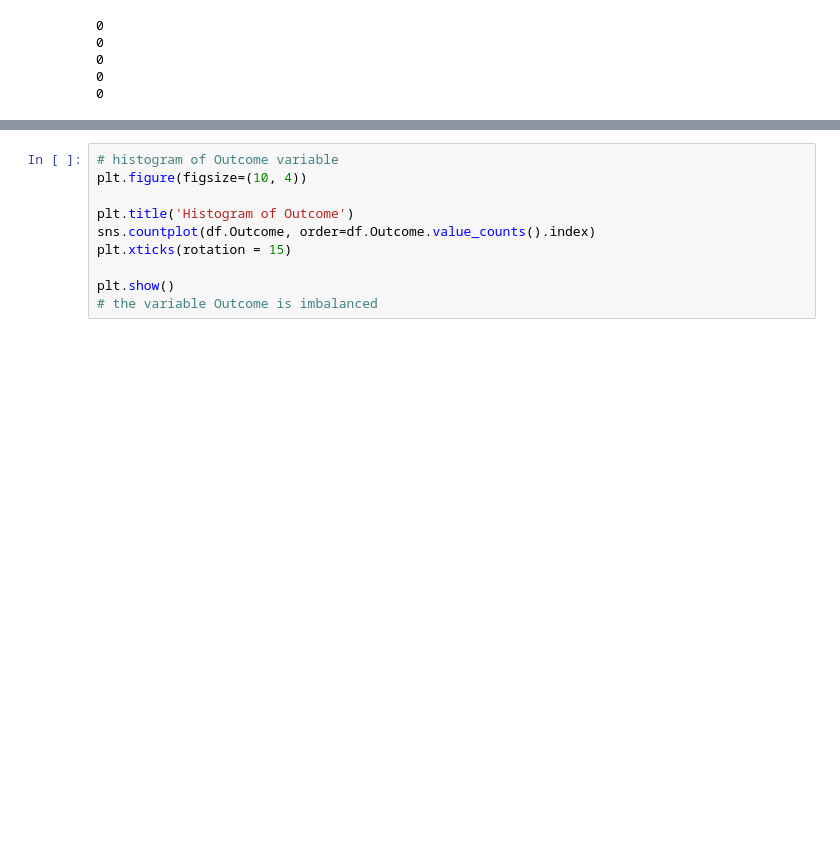
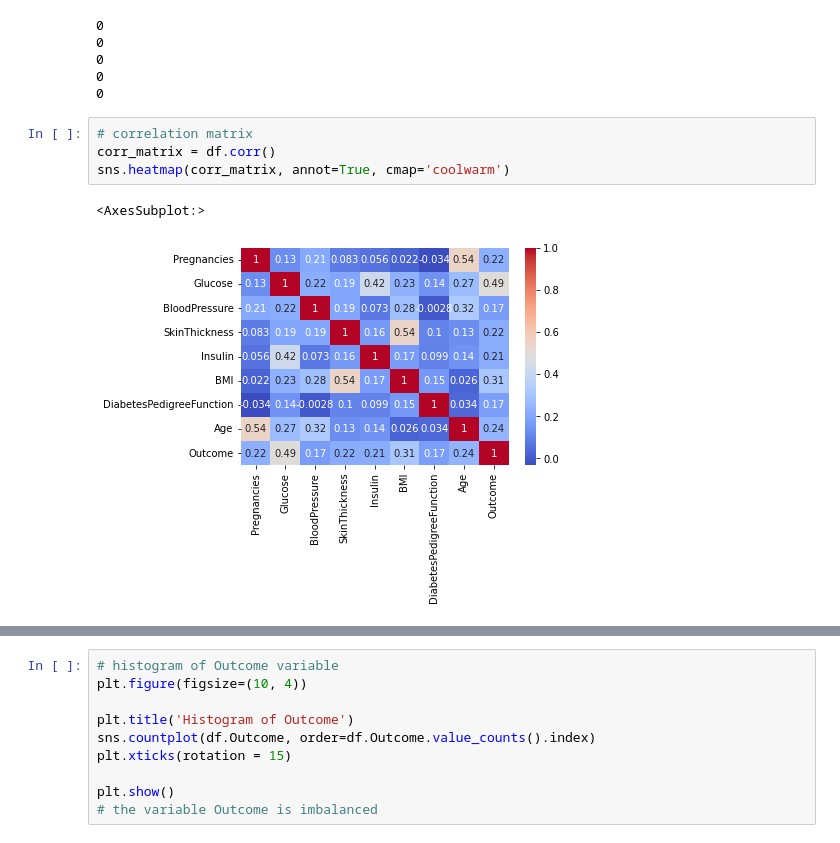
Before and after one commit to JeremCab/MethodesOptimisationBUT, a Jupyter notebook: TP/0_IntroSKL_CORR.ipynb, the cells around one changed output, grey strips where cells are left out. Drawn from its saved outputs; the diff is of its cells as text; blank space fills up the shorter version.

```diff
--- a/TP/0_IntroSKL_CORR.ipynb
+++ b/TP/0_IntroSKL_CORR.ipynb
@@ -168,3 +195,10 @@ for col in ["Glucose", "BloodPressure", "SkinThickness", "Insulin", "BMI"]:
 0
 0
 0
+# %%
+# correlation matrix
+corr_matrix = df.corr()
+sns.heatmap(corr_matrix, annot=True, cmap='coolwarm')
+# %% [output]
+<AxesSubplot:>
+[figure, added]
```
Also changed, not shown: parts of 4 cells of this notebook, 32 other files.
